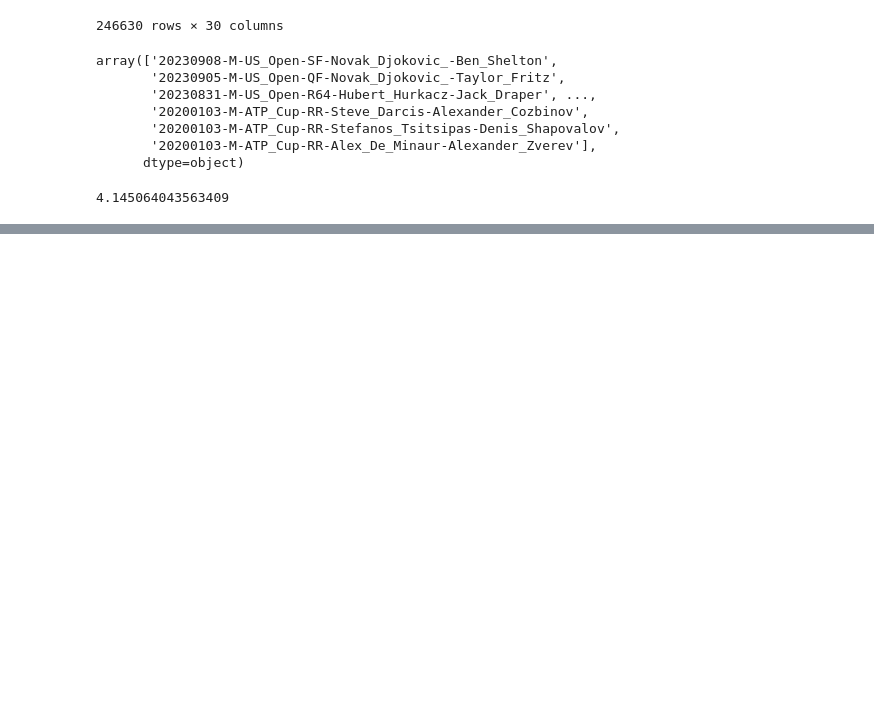
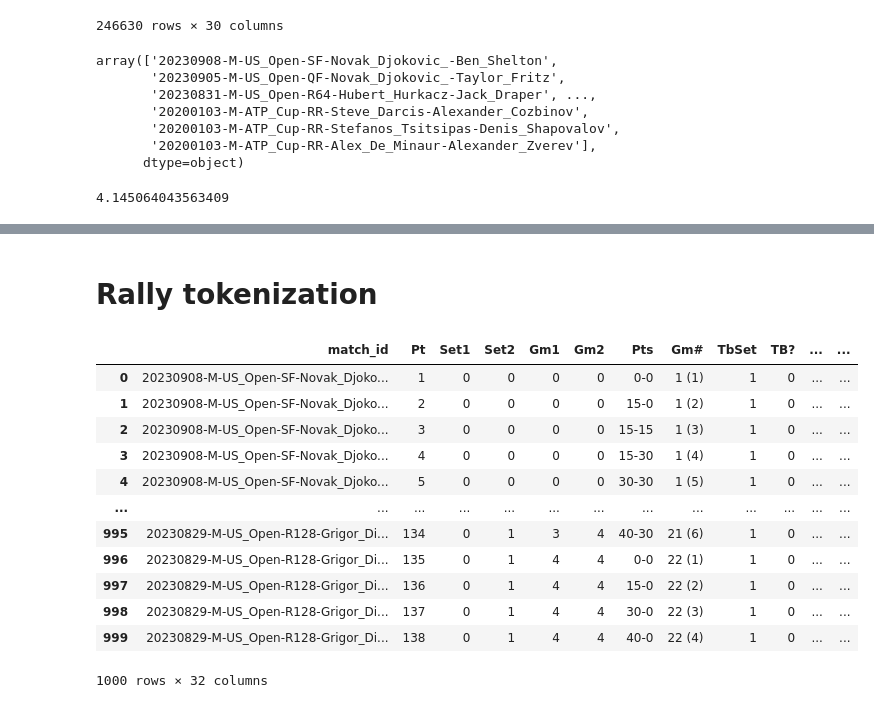
Before and after one commit to adelgado24/TP_final, a Jupyter notebook: tenis/main.ipynb, the cells around one changed output, grey strips where cells are left out. Saved outputs shown, nothing was run; the diff lists cells and outputs as text; code cells hidden in the pictures; blank space fills up the shorter version.

Commit message:
compile_v1.0

```diff
--- a/tenis/main.ipynb
+++ b/tenis/main.ipynb
@@ -78,6 +78,3 @@ charting['rallyCount'] = pd.to_numeric(charting['rallyCount'], errors='coerce')
 charting['rallyCount'].mean()
 # %% [output]
 4.145064043563409
-# %%
-#fix: charting.drop(charting.iloc[[187254]])
-charting = charting.drop(charting.index[187254])
@@ -86,0 +81,29 @@ ValueError: Input data must be a pandas object to reorder
+# %% [markdown]
+# Rally tokenization
+# %%
+import re
+
+# Define the regex pattern for tokenizing the sequence
+pattern = re.compile(r"([456]|b\d+|f\d+|s\d+|f\+\d+|j\d+|[\*#@])")
+
+# Function to tokenize a rally sequence
+def tokenize_rally(rally_sequence):
+    return pattern.findall(rally_sequence)
+# %%
+charting['1st_test'] = charting.iloc[:1000]['1st'].apply(tokenize_rally)
+# %%
+charting.head(1000)
+# %% [output]
+|  | match_id | Pt | Set1 | Set2 | Gm1 | Gm2 | Pts | Gm# | TbSet | TB? | ... | ... |
+| 0 | 20230908-M-US_Open-SF-Novak_Djoko... | 1 | 0 | 0 | 0 | 0 | 0-0 | 1 (1) | 1 | 0 | ... | ... |
+| 1 | 20230908-M-US_Open-SF-Novak_Djoko... | 2 | 0 | 0 | 0 | 0 | 15-0 | 1 (2) | 1 | 0 | ... | ... |
+| 2 | 20230908-M-US_Open-SF-Novak_Djoko... | 3 | 0 | 0 | 0 | 0 | 15-15 | 1 (3) | 1 | 0 | ... | ... |
+| 3 | 20230908-M-US_Open-SF-Novak_Djoko... | 4 | 0 | 0 | 0 | 0 | 15-30 | 1 (4) | 1 | 0 | ... | ... |
+| 4 | 20230908-M-US_Open-SF-Novak_Djoko... | 5 | 0 | 0 | 0 | 0 | 30-30 | 1 (5) | 1 | 0 | ... | ... |
+| ... | ... | ... | ... | ... | ... | ... | ... | ... | ... | ... | ... | ... |
+| 995 | 20230829-M-US_Open-R128-Grigor_Di... | 134 | 0 | 1 | 3 | 4 | 40-30 | 21 (6) | 1 | 0 | ... | ... |
+| 996 | 20230829-M-US_Open-R128-Grigor_Di... | 135 | 0 | 1 | 4 | 4 | 0-0 | 22 (1) | 1 | 0 | ... | ... |
+| 997 | 20230829-M-US_Open-R128-Grigor_Di... | 136 | 0 | 1 | 4 | 4 | 15-0 | 22 (2) | 1 | 0 | ... | ... |
+| 998 | 20230829-M-US_Open-R128-Grigor_Di... | 137 | 0 | 1 | 4 | 4 | 30-0 | 22 (3) | 1 | 0 | ... | ... |
+| 999 | 20230829-M-US_Open-R128-Grigor_Di... | 138 | 0 | 1 | 4 | 4 | 40-0 | 22 (4) | 1 | 0 | ... | ... |
+1000 rows × 32 columns
```
Also changed, not shown: parts of 11 cells of this notebook.
